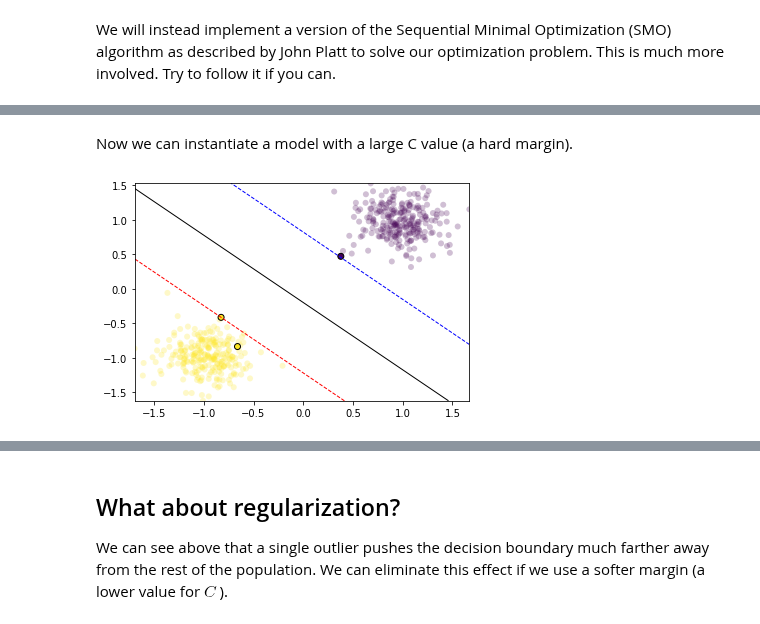
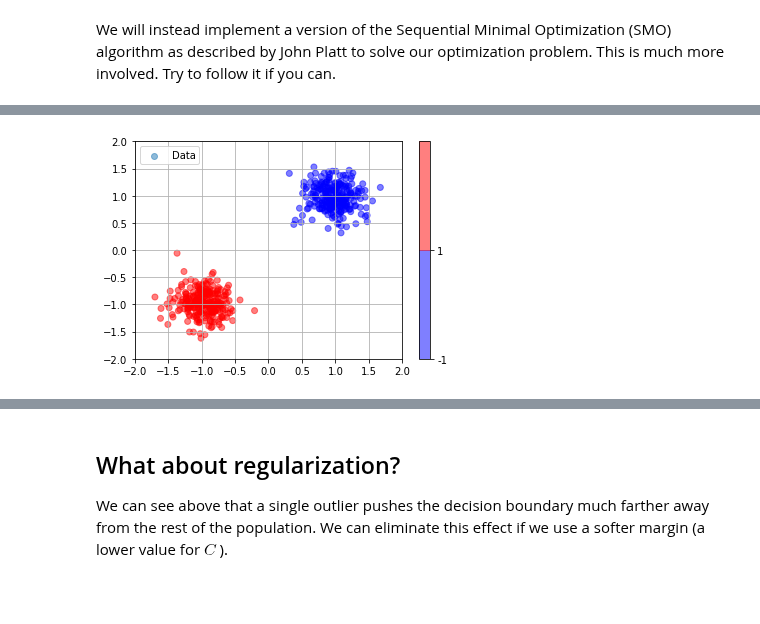
Before and after one commit to yexf308/MachineLearning, a Jupyter notebook: 9_SVM1.ipynb, the cells around one changed output, grey strips where cells are left out. Cells and saved outputs as stored; diff of their text form; code cells hidden in the pictures; blank space fills up the shorter version.

```diff
--- a/9_SVM1.ipynb
+++ b/9_SVM1.ipynb
@@ -95,3 +97,7 @@ scaler = StandardScaler()
 X_train_scaled = scaler.fit_transform(X_train, y)
 # we have to change the class labels to be +1 and -1 instead of 0 and 1.
 y[y == 0] = -1
+
+colors = ['blue','red']
+cmap = pltcolors.ListedColormap(colors)
+nFeatures = 2
@@ -342,29 +103,0 @@ def plot_decision_boundary(model, ax, resolution=100, colors=('b', 'k', 'r'), le
-# %% [markdown]
-Now we can instantiate a model with a large  C  value (a hard margin).
-# %%
-# Set model parameters and initial values
-C = 10000.0
-m = len(X_train_scaled)
-initial_alphas = np.zeros(m)
-initial_b = 0.0
-
-# Set tolerances
-tol = 0.005 # error tolerance
-eps = 0.005 # alpha tolerance
-
-# Instantiate model
-model = SMOModel(X_train_scaled, y, C, linear_kernel,
-                 initial_alphas, initial_b, np.zeros(m))
-
-# Initialize error cache
-initial_error = decision_function(model.alphas, model.y, model.kernel,
-                                  model.X, model.X, model.b) - model.y
-model.errors = initial_error
-
-
-output = train(model)
-
-fig, ax = plt.subplots()
-grid, ax = plot_decision_boundary(output, ax)
-# %% [output]
-[figure, removed]
@@ -372,0 +104,43 @@ print(output.alphas)
+# %%
+def plotLine(ax, xRange, w, x0, label, color='grey', linestyle='-', alpha=1.):
+    """ Plot a (separating) line given the normal vector (weights) and point of intercept """
+    if type(x0) == int or type(x0) == float or type(x0) == np.float64:
+        x0 = [0, -x0 / w[1]]
+    yy = -(w[0] / w[1]) * (xRange - x0[0]) + x0[1]
+    ax.plot(xRange, yy, color=color, label=label, linestyle=linestyle)
+
+def plotSvm(X, y, support=None, w=None, intercept=0., label='Data', separatorLabel='Separator',
+            ax=None, bound=[[-2, 2], [-2, 2]]):
+    """ Plot the SVM separation, and margin """
+    if ax is None:
+        fig, ax = plt.subplots(1)
+
+    im = ax.scatter(X[:,0], X[:,1], c=y, cmap=cmap, alpha=0.5, label=label)
+    if support is not None:
+        ax.scatter(support[:,0], support[:,1], label='Support', s=80, facecolors='none',
+                   edgecolors='y', color='y')
+        print("Number of support vectors = %d" % (len(support)))
+    if w is not None:
+        xx = np.array(bound[0])
+        plotLine(ax, xx, w, intercept, separatorLabel)
+        # Plot margin
+        if support is not None:
+            signedDist = np.matmul(support, w)
+            margin = np.max(signedDist) - np.min(signedDist) * np.sqrt(np.dot(w, w))
+            supportMaxNeg = support[np.argmin(signedDist)]
+            plotLine(ax, xx, w, supportMaxNeg, 'Margin -', linestyle='-.', alpha=0.8)
+            supportMaxPos = support[np.argmax(signedDist)]
+            plotLine(ax, xx, w, supportMaxPos, 'Margin +', linestyle='--', alpha=0.8)
+        #    ax.set_title('Margin = %.3f' % (margin))
+    ax.legend(loc='upper left')
+    ax.grid()
+    ax.set_xlim(bound[0])
+    ax.set_ylim(bound[1])
+    cb = plt.colorbar(im, ax=ax)
+    loc = np.arange(-1,1,1)
+    cb.set_ticks(loc)
+    cb.set_ticklabels(['-1','1'])
+# %%
+plotSvm(X_train_scaled, y)
+# %% [output]
+[figure, added]
```
Also changed, not shown: parts of 24 cells of this notebook.
